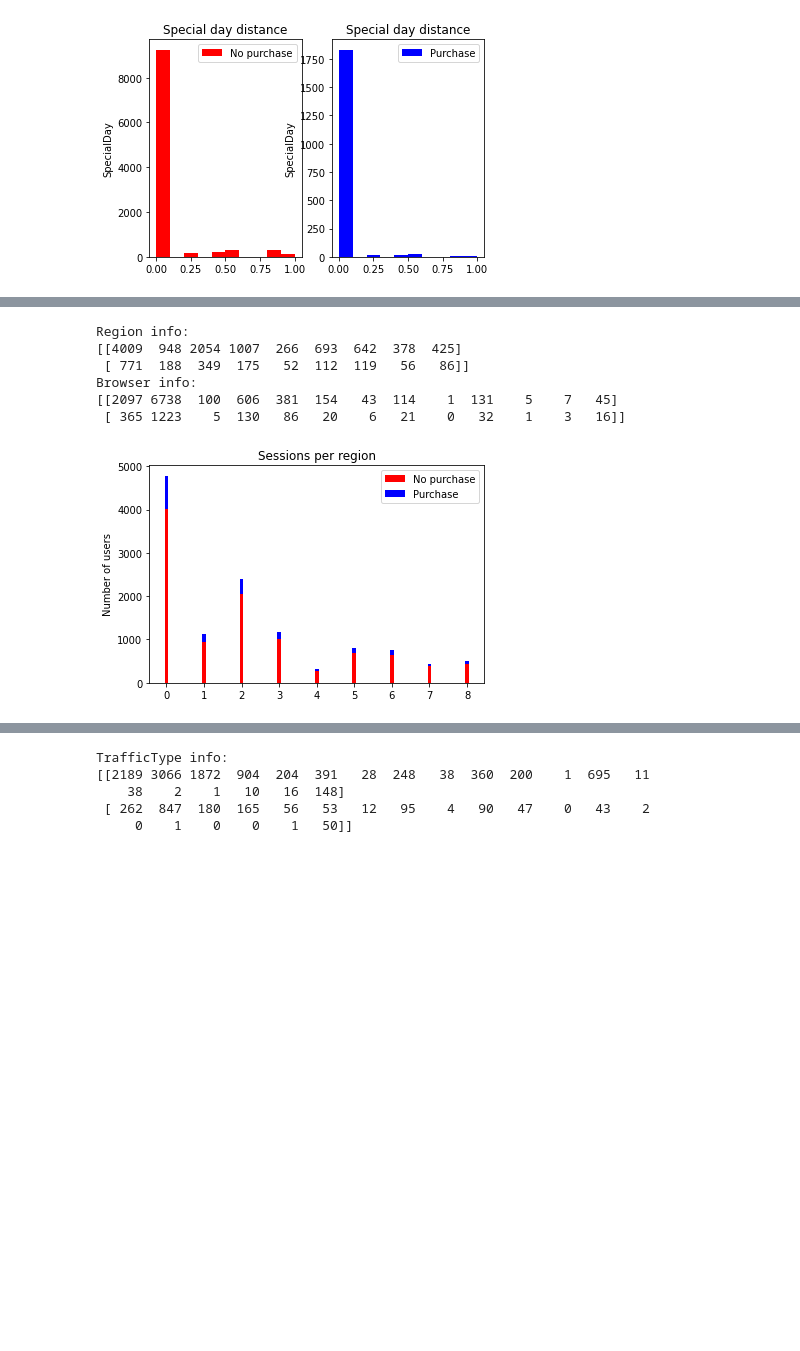
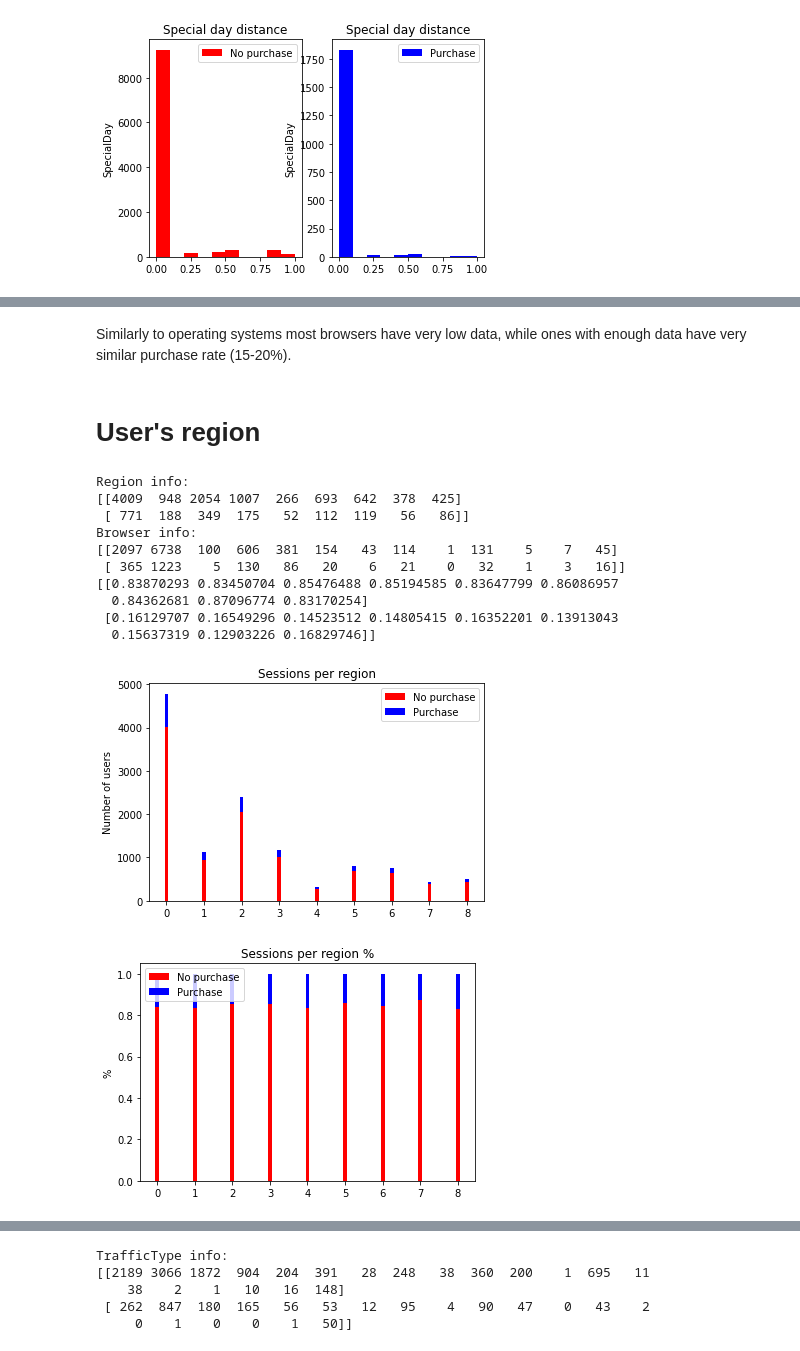
Before and after one commit to kl-r/shopping-intention, a Jupyter notebook: data_analysis.ipynb, the cells around one changed output, grey strips where cells are left out. Saved outputs shown, nothing was run; the diff lists cells and outputs as text; code cells hidden in the pictures; blank space fills up the shorter version.

```diff
--- a/data_analysis.ipynb
+++ b/data_analysis.ipynb
@@ -275,23 +419,50 @@ Browser info:
+# %% [markdown]
+Similarly to operating systems most browsers have very low data, while ones with enough data have very similar purchase rate (15-20%).
+# %% [markdown]
+
+
+
+# User's region
 # %%
 #Region
 print('Region info:')
 print(region)
 print('Browser info:')
 print(browser)
 ind = np.arange(9)
 fig = plt.figure(11)
 ax = fig.add_subplot(111)
 ax.bar(ind, region[0], 0.1, color='r')
 ax.bar(ind, region[1], 0.1, bottom=region[0], color='b')
 ax.set_ylabel('Number of users')
 ax.set_title('Sessions per region')
 ax.legend(labels=['No purchase', 'Purchase'])
+
+region_per = np.zeros((2, 9))
+for k in range(9):
+    sum_ = region[0][k]+region[1][k]
+    region_per[0][k] = region[0][k]/sum_
+    region_per[1][k] = region[1][k]/sum_
+ind = np.arange(9)
+fig = plt.figure(25)
+ax = fig.add_subplot(111)
+ax.bar(ind, region_per[0], 0.1, color='r')
+ax.bar(ind, region_per[1], 0.1, bottom=region_per[0], color='b')
+ax.set_ylabel('%')
+ax.set_title('Sessions per region %')
+ax.legend(labels=['No purchase', 'Purchase'])
+print(region_per)
 print('\n\n')
 # %% [output]
 Region info:
 [[4009  948 2054 1007  266  693  642  378  425]
  [ 771  188  349  175   52  112  119   56   86]]
 Browser info:
 [[2097 6738  100  606  381  154   43  114    1  131    5    7   45]
  [ 365 1223    5  130   86   20    6   21    0   32    1    3   16]]
+[[0.83870293 0.83450704 0.85476488 0.85194585 0.83647799 0.86086957
+  0.84362681 0.87096774 0.83170254]
+ [0.16129707 0.16549296 0.14523512 0.14805415 0.16352201 0.13913043
+  0.15637319 0.12903226 0.16829746]]
 [figure]
+[figure, added]
```
Also changed, not shown: parts of 29 cells of this notebook, 3 other files.
